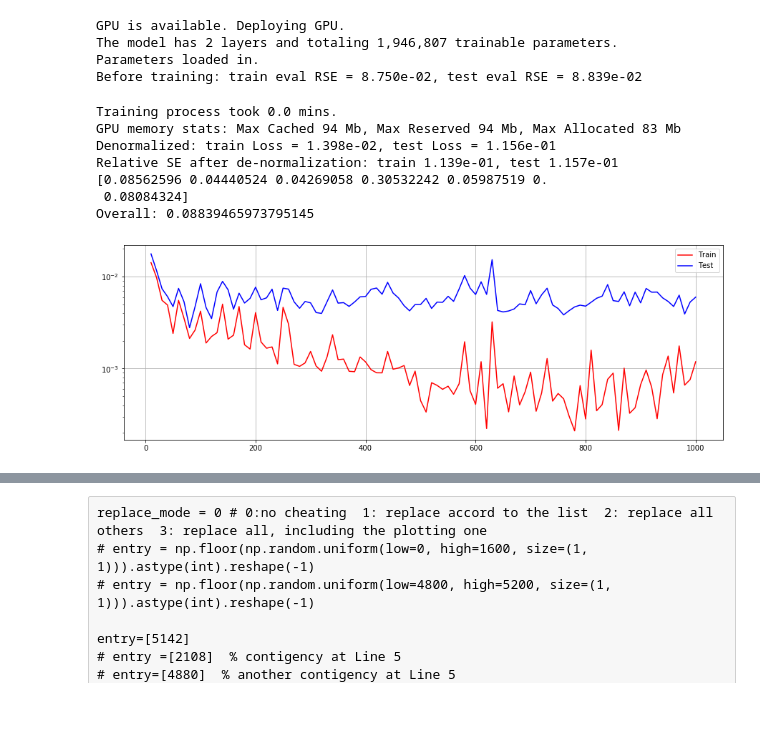
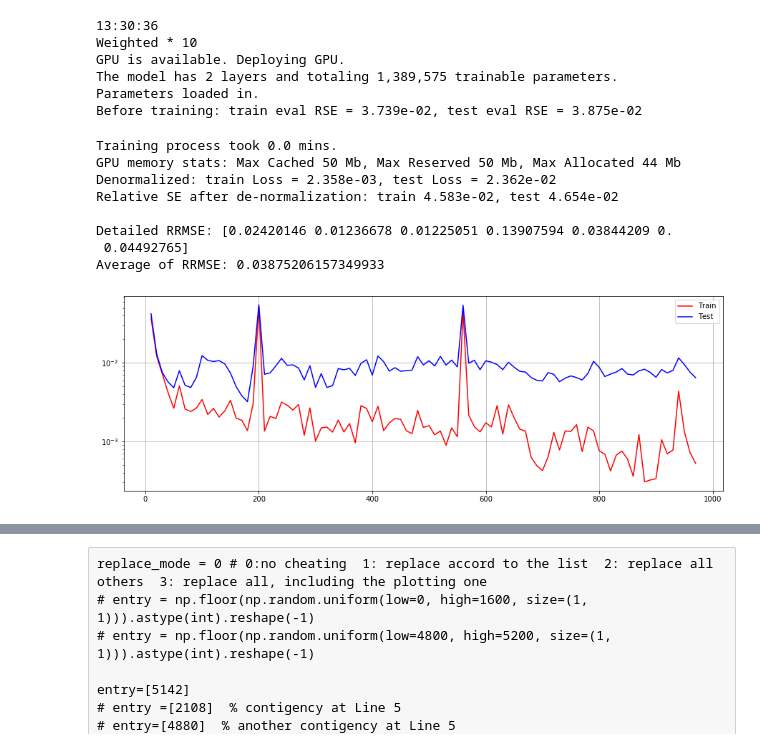
Before and after one commit to nhlijiaming/transient_mac1, a Jupyter notebook: mac1_tuning.ipynb, the cells around one changed output, grey strips where cells are left out. Cells and saved outputs as stored; diff of their text form; code cells hidden in the pictures; blank space fills up the shorter version.

```diff
--- a/mac1_tuning.ipynb
+++ b/mac1_tuning.ipynb
@@ -10,13 +10,14 @@ import time
 use_wandb = False
 if use_wandb:
     import wandb
-    os.environ['WANDB_NOTEBOOK_NAME'] = 'RNN_polar.ipynb'
+    os.environ['WANDB_NOTEBOOK_NAME'] = 'mac1_tuning.ipynb'
     wandb.init(project="transient_mac1", notes="")
-    wandb.run.name = 'post-clearance_400_64'
+    wandb.run.name = 'post-clearance_400_192+128_dedicated_VaMacang_weightedLoss*10'
 # %%
 from mac1 import Machine1
+print(time.strftime('%H:%M:%S  ', time.localtime(time.time())))
 
-mac1 = Machine1(n_layers=2, hidden_dim=400, n_training_sample=1600, data_len=800, batchsize=200)
+mac1 = Machine1(n_layers=2, hidden_dim=192, n_training_sample=1600, data_len=700, batchsize=200)
 
 def count_parameters(model):
     return sum(p.numel() for p in model.parameters() if p.requires_grad)
@@ -24,9 +25,14 @@ print(f'The model has {mac1.model.n_layers} layers and totaling {count_parameter
 
 # load_file = '6_22_2020.pt'
 # load_file = 'saved_models/txfxwfte/400.pt'
-# load_file = 'wandb/run-20200722_094525-12eno9o6/checkpoint/500.pt'
-# load_file = 'wandb/run-20200722_152641-2i3c25qf/model.pt'
-load_file = '../replicate/wandb/run-20200624_141656-fci70hpj/model.pt'
+# load_file = 'wandb/run-20200730_131951-1wkdkg8l/checkpoint/970.pt' # 400_192+128_dedicated_VaMacang
+# load_file = 'wandb/run-20200730_180343-2f174fnm/checkpoint/990.pt' # 400_192+128_dedicated_VaMacang_weightedLoss*10
+# load_file = 'wandb/run-20200730_161725-uo241gfh/checkpoint/940.pt' # 400_192+128_dedicated_VaMacang_trainable-initmem
+# load_file = 'wandb/run-20200730_125334-27vk5mbn/checkpoint/860.pt' # 400_192+128_dedicated+shared_VaMacang_trainable-initmem
+
+
+# load_file = 'wandb/60.pt'
+# load_file = '../replicate/LSTM_repl_1600_860Epochs.pt'
 
 if 'load_file' in locals():
     mac1.load_pretrained(load_file)
@@ -37,41 +43,49 @@ if use_wandb:
 
     wandb.config.architecture = 'LSTM'#mac1.architecture
     wandb.config.n_layers = 2#mac1.n_layers
-    wandb.config.hidden_dim = 400#mac1.hidden_dim
+    wandb.config.hidden_dim = '400->[ 128(Va, mac_ang), 192(others)]'#mac1.hidden_dim
 
     wandb.config.training_sample = mac1.n_training_sample
     wandb.config.data_len = mac1.data_len
     wandb.config.apply_mac_ang_filter = True#mac1.apply_mac_ang_filter
-    wandb.config.angle_setting = 'Polar, unwarp'
+    wandb.config.angle_setting = 'Polar, unwarped'
 
-#     loss, _ = self.test(self.train_data_torch, self.train_label_torch)
-#     loss_test, _ = self.test(self.test_data_torch, self.test_label_torch)
-#     rse = self.evaluation(self.test_data_torch, self.test_label_raw)
-#     wandb.log({"Epoch": i, "Train Loss": loss, "Test Loss": loss_test, 'Eval RSE':np.median(rse,axis=0).mean()})
+    loss, _ = mac1.test(mac1.train_data_torch, mac1.train_label_torch)
+    loss_test, _ = mac1.test(mac1.test_data_torch, mac1.test_label_torch)
+    rse = mac1.evaluation(mac1.test_data_torch, mac1.test_label_raw)
+    wandb.log({"Epoch": mac1.trained_epochs-1, "Train Loss": loss, "Test Loss": loss_test, 'Eval RSE':np.median(rse,axis=0).mean()})
 # %% [output]
+13:30:36
+Weighted * 10
 GPU is available. Deploying GPU.
-The model has 2 layers and totaling 1,946,807 trainable parameters.
+The model has 2 layers and totaling 1,389,575 trainable parameters.
 Parameters loaded in.
-Before training: train eval RSE = 8.750e-02, test eval RSE = 8.839e-02
+Before training: train eval RSE = 3.739e-02, test eval RSE = 3.875e-02
 # %%
 #### %matplotlib inline
 import torch
 
 start_time = time.time()
 trained_epochs = mac1.trained_epochs
-train_for_epochs = 000
+train_for_epochs = 1000 if use_wandb else 0
+min_eval_rse = np.inf
+save_to_file = False
 for i in range(trained_epochs, trained_epochs+train_for_epochs):
     mac1.train_for_one_epoch()
 
     if i % 10 == 0:
         loss, _ = mac1.test(mac1.train_data_torch, mac1.train_label_torch)
         loss_test, _ = mac1.test(mac1.test_data_torch, mac1.test_label_torch)
+        mac1.loss_curve.append([i, loss, loss_test])
 
         rse_train = mac1.evaluation(mac1.train_data_torch, mac1.train_label_raw)
         rse_test = mac1.evaluation(mac1.test_data_torch, mac1.test_label_raw)
 
-        mac1.loss_curve.append([i, loss, loss_test])
         if use_wandb:
+            if np.median(rse_test,axis=0).mean() < min_eval_rse:
+                min_eval_rse = np.median(rse_test,axis=0).mean()
+                save_to_file = True
+
             wandb.log({"Epoch": i, "Train Loss": loss, "Test Loss": loss_test, 'Eval RSE in training':np.median(rse_train,axis=0).mean(), 'Eval RSE':np.median(rse_test,axis=0).mean()})
 
     if i % 10 == 0:
@@ -81,9 +95,20 @@ for i in range(trained_epochs, trained_epochs+train_for_epochs):
         print('Epoch {}: train Loss = {:.3e}, test Loss = {:.3e}, eval = {:.3e}'.format(i, loss, loss_test, np.median(rse_test,axis=0).mean()))
 
     if use_wandb and i % 100 == 0:
+        save_to_file = True
+
+    if save_to_file:
+        save_to_file = False
+
         if not os.path.exists(os.path.join(wandb.run.dir, 'checkpoint')):
             os.makedirs(os.path.join(wandb.run.dir, 'checkpoint'))
-        torch.save({'model_state_dict':mac1.model.state_dict(), 'optimizer_state_dict': mac1.optimizer.state_dict(), 'epoch': i, 'loss_curve':mac1.loss_curve}, '{:s}/{:d}.pt'.format(os.path.join(wandb.run.dir, 'checkpoint'), i))
+
+        torch.save({'model_state_dict': mac1.model.state_dict(),
+                    'optimizer_state_dict': mac1.optimizer.state_dict(),
+                    'epoch': i,
+                    'loss_curve':mac1.loss_curve
+                    },
+                   '{:s}/{:d}.pt'.format(os.path.join(wandb.run.dir, 'checkpoint'), i))
 
 print('Training process took {:.1f} mins.'.format((time.time()-start_time)/60))
 
@@ -104,42 +129,44 @@ _, prediction_train_raw = mac1.test(mac1.train_data_torch, mac1.train_label_torc
 _, prediction_test_raw = mac1.test(mac1.test_data_torch, mac1.test_label_torch)
 
 prediction_train = prediction_train_raw * mac1.label_std + mac1.label_mean
 prediction_test = prediction_test_raw * mac1.label_std + mac1.label_mean
 
 mse_train = np.mean(np.mean(np.square(prediction_train - mac1.train_label_raw), axis=1), axis=0)
 mse_test = np.mean(np.mean(np.square(prediction_test - mac1.test_label_raw), axis=1), axis=0)
 
 print('Denormalized: train Loss = %.3e, test Loss = %.3e' % (mse_train.mean(), mse_test.mean()))
 
 se_train = np.linalg.norm(prediction_train - mac1.train_label_raw, 2, axis=0) / (np.linalg.norm(mac1.train_label_raw-mac1.train_label_raw.mean(axis=0), 2, axis=0) + 1e-5)
 se_test = np.linalg.norm(prediction_test - mac1.test_label_raw, 2, axis=0) / (np.linalg.norm(mac1.test_label_raw-mac1.test_label_raw.mean(axis=0), 2, axis=0) + 1e-5)
 rse_train = np.median(se_train, axis=0)
 rse_test = np.median(se_test, axis=0)
 print('Relative SE after de-normalization: train {:.3e}, test {:.3e}'.format(rse_train.mean(), rse_test.mean()))
 
 ### Evaluation
 rse = mac1.evaluation(mac1.test_data_torch, mac1.test_label_raw)
-print(np.median(rse,axis=0))
-print('Overall:', np.median(rse,axis=0).mean())
+print()
+print('Detailed RRMSE:', np.median(rse,axis=0))
+print('Average of RRMSE:', np.median(rse,axis=0).mean())
 
 if use_wandb:
     wandb.log({"Training Time": (time.time()-start_time)/60})
     wandb.log({"Train Relative SE": rse_train.mean()})
     wandb.log({"Test Relative SE": rse_test.mean()})
     wandb.log({"Detailed Relative SE": rse_train})
     wandb.log({"Detailed Relative SE": rse_test})
 
     wandb.log({"Prediction RSE": np.median(rse,axis=0)})
     wandb.log({"Overall": np.median(rse,axis=0).mean()})
 # %% [output]
 Training process took 0.0 mins.
-GPU memory stats: Max Cached 94 Mb, Max Reserved 94 Mb, Max Allocated 83 Mb
-Denormalized: train Loss = 1.398e-02, test Loss = 1.156e-01
-Relative SE after de-normalization: train 1.139e-01, test 1.157e-01
-[0.08562596 0.04440524 0.04269058 0.30532242 0.05987519 0.
- 0.08084324]
-Overall: 0.08839465973795145
+GPU memory stats: Max Cached 50 Mb, Max Reserved 50 Mb, Max Allocated 44 Mb
+Denormalized: train Loss = 2.358e-03, test Loss = 2.362e-02
+Relative SE after de-normalization: train 4.583e-02, test 4.654e-02
+
+Detailed RRMSE: [0.02420146 0.01236678 0.01225051 0.13907594 0.03844209 0.
+ 0.04492765]
+Average of RRMSE: 0.03875206157349933
-[figure, old version]
+[figure, new version]
 # %%
 # torch.save({'model_state_dict':mac1.model.state_dict(), 'optimizer_state_dict': mac1.optimizer.state_dict(), 'epoch': mac1.trained_epochs, 'loss_curve':mac1.loss_curve}, '6_23_2020.pt')
 
```
Also changed, not shown: parts of 7 cells of this notebook, 3 other files.
